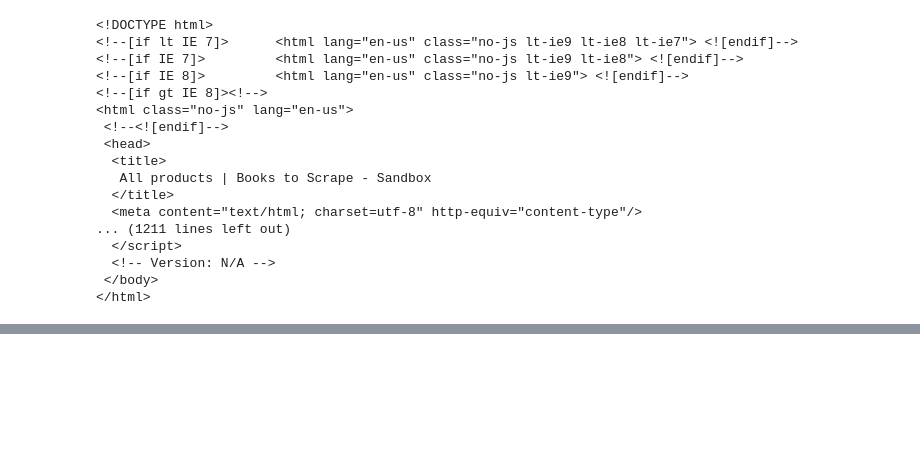
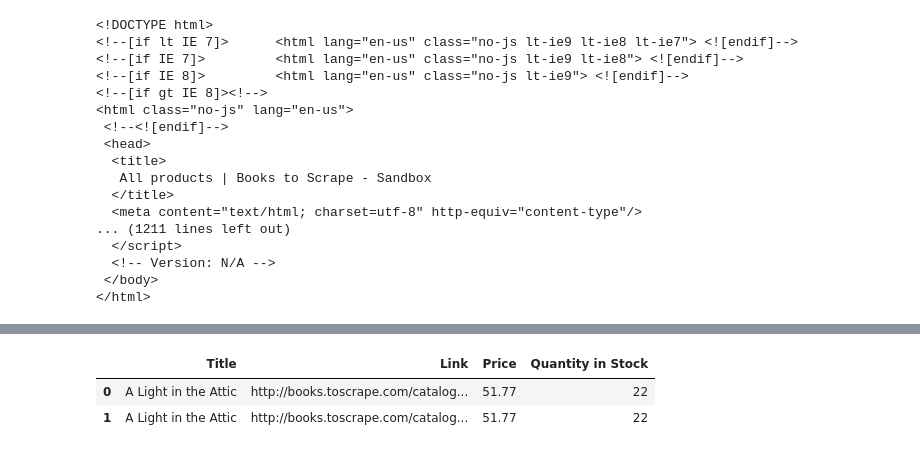
Before and after one commit to manu05X/DATA-SCIENCE, a Jupyter notebook: WebScraping/To CSV File.ipynb, the cells around one changed output, grey strips where cells are left out. Drawn from its saved outputs; the diff is of its cells as text; code cells hidden in the pictures; blank space fills up the shorter version.

```diff
--- a/WebScraping/Untitled.ipynb
+++ b/WebScraping/To CSV File.ipynb
@@ -146,0 +122,4 @@ http://books.toscrape.com/catalogue/page-16.html
+# %%
+qty = data.find(class_ = 'instock availability')
+quantity = qty.contents[-1].strip()
+quantity
@@ -146,0 +150,3 @@ http://books.toscrape.com/catalogue/page-16.html
+# %%
+quantity1 = int(re.search('\d+',quantity).group())
+quantity1
@@ -146,0 +155,4 @@ http://books.toscrape.com/catalogue/page-16.html
+# %%
+price1 = float(re.search('[\d.]+',price).group())
+print(price1)
+print(quantity1)
@@ -146,0 +172,5 @@ http://books.toscrape.com/catalogue/page-16.html
+# %%
+book_details = []
+book_details.append([title, b1_url, price1, quantity1])
+book_details.append([title, b1_url, price1, quantity1])
+book_details
@@ -146,0 +188,7 @@ http://books.toscrape.com/catalogue/page-16.html
+# %%
+df = pd.DataFrame(book_details,columns = ['Title','Link', 'Price', 'Quantity in Stock'])
+df
+# %% [output]
+|  | Title | Link | Price | Quantity in Stock |
+| 0 | A Light in the Attic | http://books.toscrape.com/catalog... | 51.77 | 22 |
+| 1 | A Light in the Attic | http://books.toscrape.com/catalog... | 51.77 | 22 |
```
Also changed, not shown: parts of 33 cells of this notebook, 1 other file.
